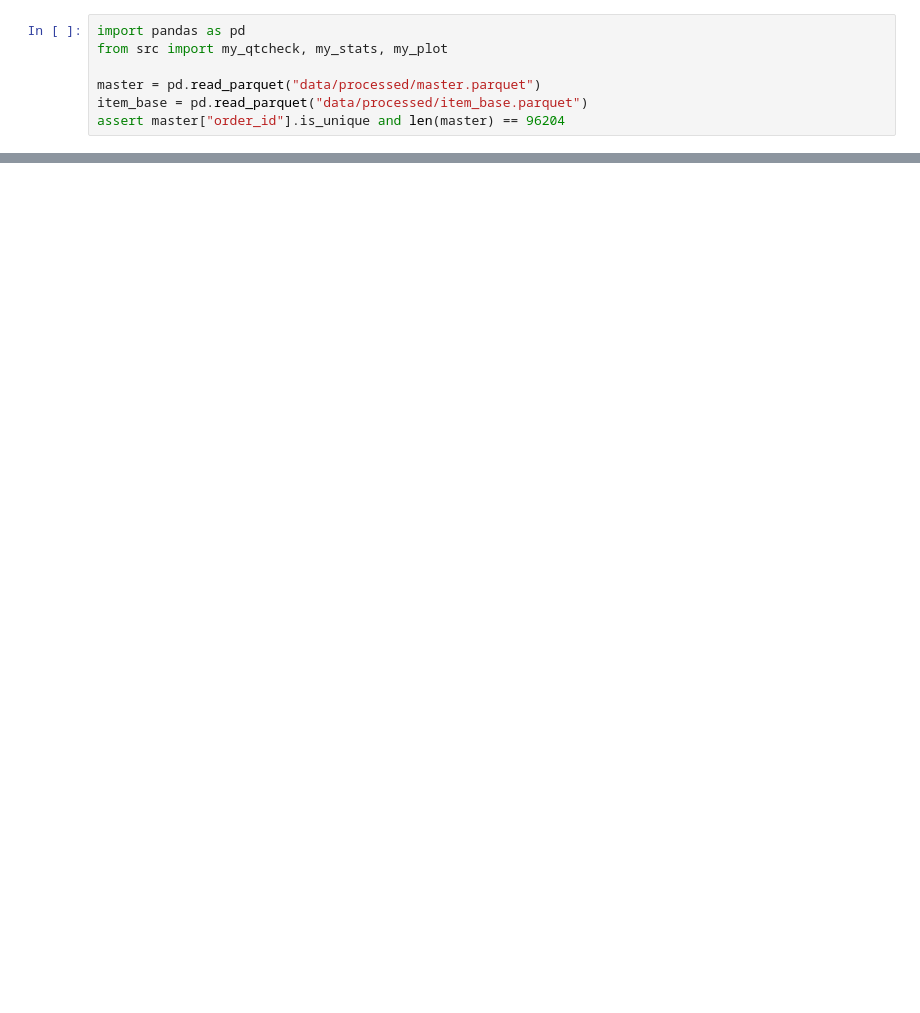
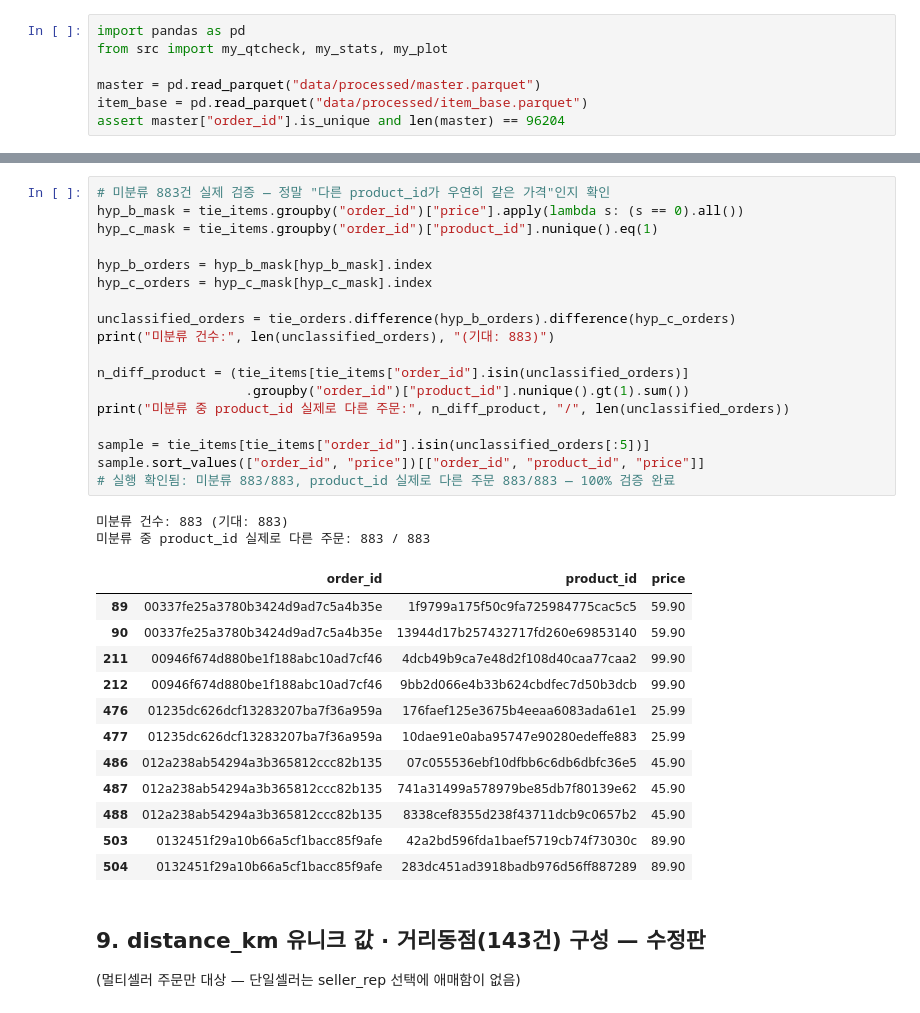
Before and after one commit to choi-yeonju/data-analysis-portfolio, a Jupyter notebook: olist/notebooks/04_eda.ipynb, the cells around one changed output, grey strips where cells are left out. Cells and saved outputs as stored; diff of their text form; blank space fills up the shorter version.

```diff
--- a/olist/notebooks/04_eda.ipynb
+++ b/olist/notebooks/04_eda.ipynb
@@ -202,0 +377,36 @@ my_plot.barplot(data=cat_n.reset_index(name="n_orders"),
+# %%
+# 미분류 883건 실제 검증 — 정말 "다른 product_id가 우연히 같은 가격"인지 확인
+hyp_b_mask = tie_items.groupby("order_id")["price"].apply(lambda s: (s == 0).all())
+hyp_c_mask = tie_items.groupby("order_id")["product_id"].nunique().eq(1)
+
+hyp_b_orders = hyp_b_mask[hyp_b_mask].index
+hyp_c_orders = hyp_c_mask[hyp_c_mask].index
+
+unclassified_orders = tie_orders.difference(hyp_b_orders).difference(hyp_c_orders)
+print("미분류 건수:", len(unclassified_orders), "(기대: 883)")
+
+n_diff_product = (tie_items[tie_items["order_id"].isin(unclassified_orders)]
+                   .groupby("order_id")["product_id"].nunique().gt(1).sum())
+print("미분류 중 product_id 실제로 다른 주문:", n_diff_product, "/", len(unclassified_orders))
+
+sample = tie_items[tie_items["order_id"].isin(unclassified_orders[:5])]
+sample.sort_values(["order_id", "price"])[["order_id", "product_id", "price"]]
+# 실행 확인됨: 미분류 883/883, product_id 실제로 다른 주문 883/883 — 100% 검증 완료
+# %% [output]
+미분류 건수: 883 (기대: 883)
+미분류 중 product_id 실제로 다른 주문: 883 / 883
+|  | order_id | product_id | price |
+| 89 | 00337fe25a3780b3424d9ad7c5a4b35e | 1f9799a175f50c9fa725984775cac5c5 | 59.90 |
+| 90 | 00337fe25a3780b3424d9ad7c5a4b35e | 13944d17b257432717fd260e69853140 | 59.90 |
+| 211 | 00946f674d880be1f188abc10ad7cf46 | 4dcb49b9ca7e48d2f108d40caa77caa2 | 99.90 |
+| 212 | 00946f674d880be1f188abc10ad7cf46 | 9bb2d066e4b33b624cbdfec7d50b3dcb | 99.90 |
+| 476 | 01235dc626dcf13283207ba7f36a959a | 176faef125e3675b4eeaa6083ada61e1 | 25.99 |
+| 477 | 01235dc626dcf13283207ba7f36a959a | 10dae91e0aba95747e90280edeffe883 | 25.99 |
+| 486 | 012a238ab54294a3b365812ccc82b135 | 07c055536ebf10dfbb6c6db6dbfc36e5 | 45.90 |
+| 487 | 012a238ab54294a3b365812ccc82b135 | 741a31499a578979be85db7f80139e62 | 45.90 |
+| 488 | 012a238ab54294a3b365812ccc82b135 | 8338cef8355d238f43711dcb9c0657b2 | 45.90 |
+| 503 | 0132451f29a10b66a5cf1bacc85f9afe | 42a2bd596fda1baef5719cb74f73030c | 89.90 |
+| 504 | 0132451f29a10b66a5cf1bacc85f9afe | 283dc451ad3918badb976d56ff887289 | 89.90 |
+# %% [markdown]
+## 9. distance_km 유니크 값 · 거리동점(143건) 구성 — 수정판
+(멀티셀러 주문만 대상 — 단일셀러는 seller_rep 선택에 애매함이 없음)
```
Also changed, not shown: parts of 49 cells of this notebook, 2 other files.
